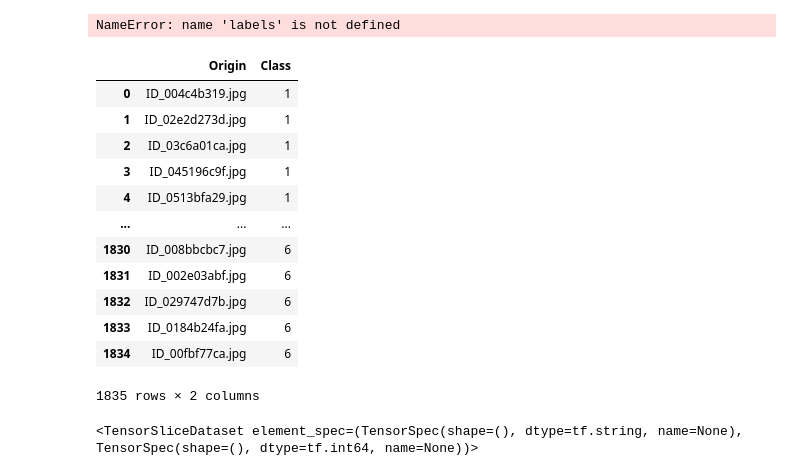
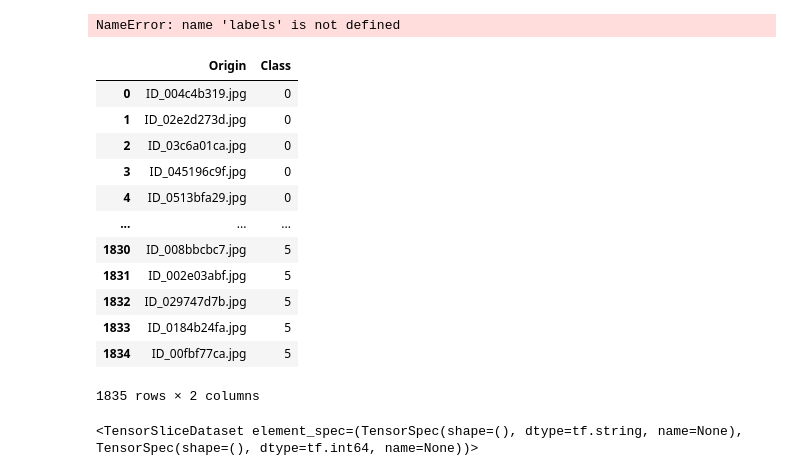
Before and after one commit to lrav35/brain_segmentation_classification, a Jupyter notebook: Brain Hemorrhage Segmentation.ipynb, the cells around one changed output. Saved outputs shown, nothing was run; the diff lists cells and outputs as text; code cells hidden in the pictures.

```diff
--- a/Brain Hemorrhage Segmentation.ipynb
+++ b/Brain Hemorrhage Segmentation.ipynb
@@ -1008,20 +1008,21 @@ for index in range(labels.shape[0]):
 NameError: name 'labels' is not defined
 # %%
 cnn_df = labels.filter(['Origin','Class'], axis=1)
+cnn_df['Class'] = cnn_df['Class'].apply(lambda x: x - 1)
 cnn_df
 # %% [output]
 |  | Origin | Class |
-| 0 | ID_004c4b319.jpg | 1 |
-| 1 | ID_02e2d273d.jpg | 1 |
-| 2 | ID_03c6a01ca.jpg | 1 |
-| 3 | ID_045196c9f.jpg | 1 |
-| 4 | ID_0513bfa29.jpg | 1 |
+| 0 | ID_004c4b319.jpg | 0 |
+| 1 | ID_02e2d273d.jpg | 0 |
+| 2 | ID_03c6a01ca.jpg | 0 |
+| 3 | ID_045196c9f.jpg | 0 |
+| 4 | ID_0513bfa29.jpg | 0 |
 | ... | ... | ... |
-| 1830 | ID_008bbcbc7.jpg | 6 |
-| 1831 | ID_002e03abf.jpg | 6 |
-| 1832 | ID_029747d7b.jpg | 6 |
-| 1833 | ID_0184b24fa.jpg | 6 |
-| 1834 | ID_00fbf77ca.jpg | 6 |
+| 1830 | ID_008bbcbc7.jpg | 5 |
+| 1831 | ID_002e03abf.jpg | 5 |
+| 1832 | ID_029747d7b.jpg | 5 |
+| 1833 | ID_0184b24fa.jpg | 5 |
+| 1834 | ID_00fbf77ca.jpg | 5 |
 1835 rows × 2 columns
 # %%
 image_dataset = tf.data.Dataset.from_tensor_slices((cnn_df.Origin, cnn_df.Class))
```
Also changed, not shown: parts of 7 cells of this notebook, 1 other file.
